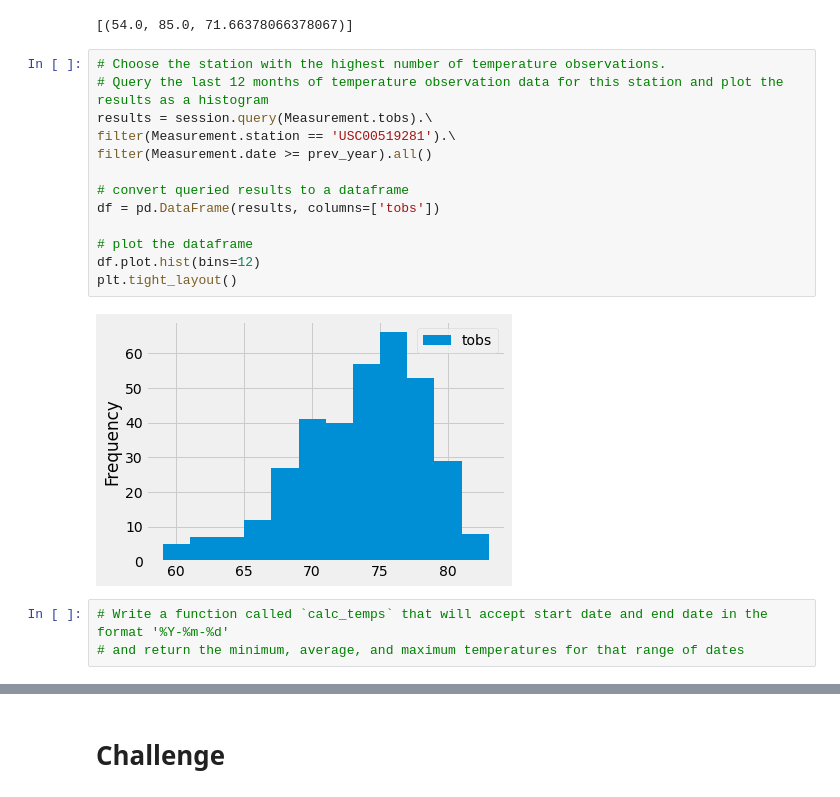
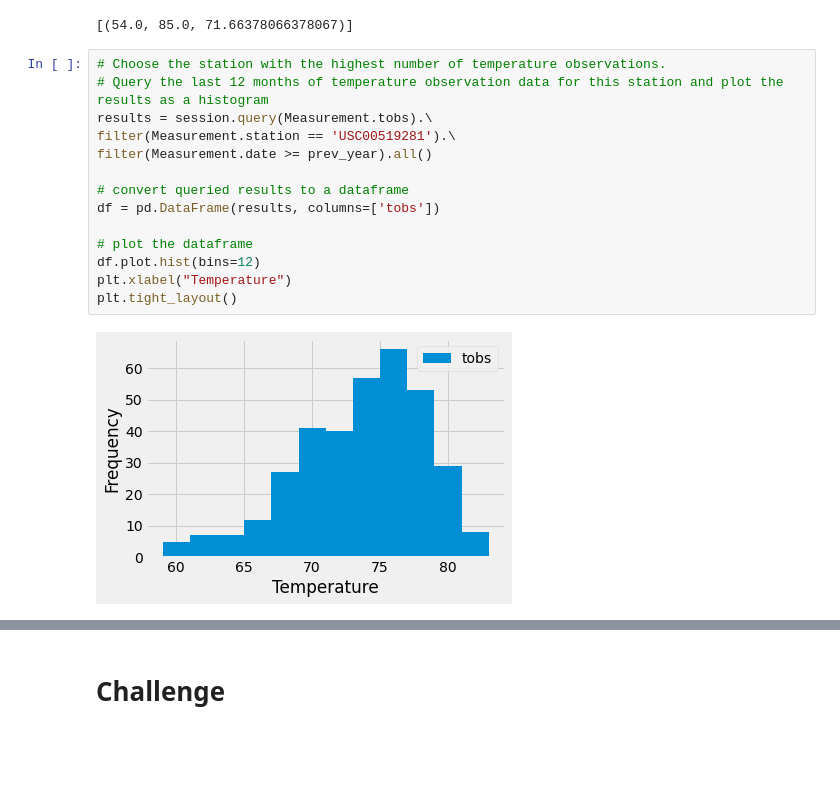
Before and after one commit to eoweed/surfs_up, a Jupyter notebook: climate_analysis.ipynb, the cells around one changed output, grey strips where cells are left out. Saved outputs shown, nothing was run; the diff lists cells and outputs as text; blank space fills up the shorter version.

```diff
--- a/climate_analysis.ipynb
+++ b/climate_analysis.ipynb
@@ -108,18 +116,16 @@ filter(Measurement.station == 'USC00519281').all()
 # %%
 # Choose the station with the highest number of temperature observations.
 # Query the last 12 months of temperature observation data for this station and plot the results as a histogram
 results = session.query(Measurement.tobs).\
 filter(Measurement.station == 'USC00519281').\
 filter(Measurement.date >= prev_year).all()
 
 # convert queried results to a dataframe
 df = pd.DataFrame(results, columns=['tobs'])
 
 # plot the dataframe
 df.plot.hist(bins=12)
+plt.xlabel("Temperature")
 plt.tight_layout()
 # %% [output]
-[figure, old version]
+[figure, new version]
-# %%
-# Write a function called `calc_temps` that will accept start date and end date in the format '%Y-%m-%d'
-# and return the minimum, average, and maximum temperatures for that range of dates
```
Also changed, not shown: parts of 2 cells of this notebook, 4 other files.
